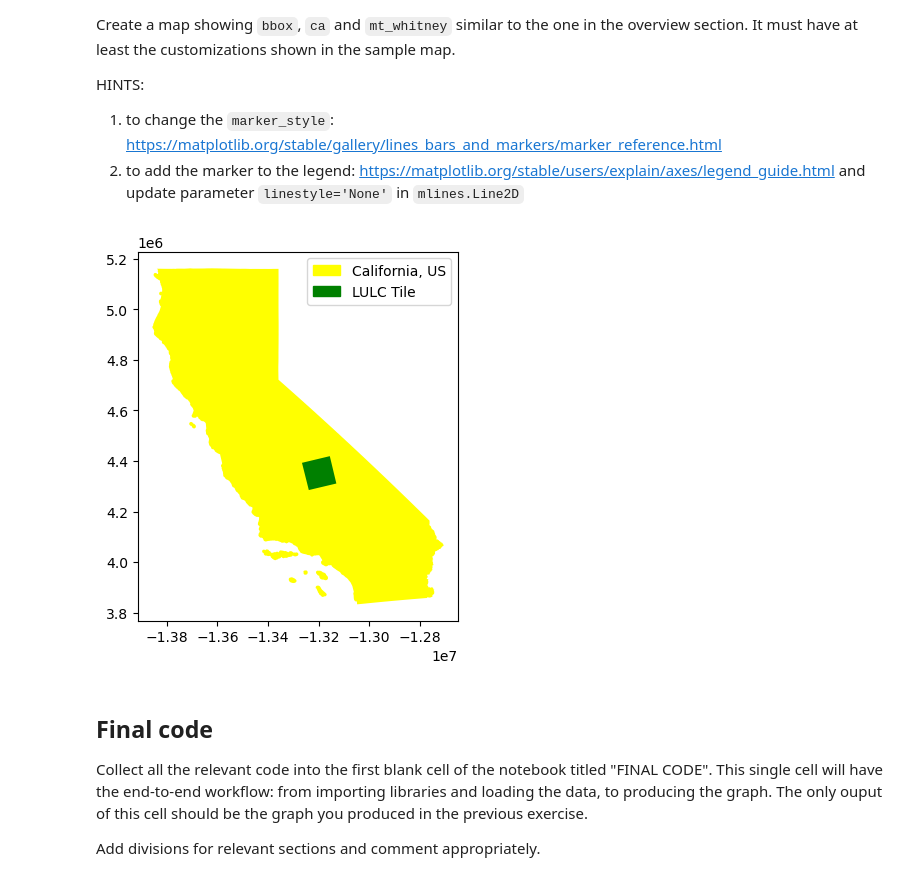
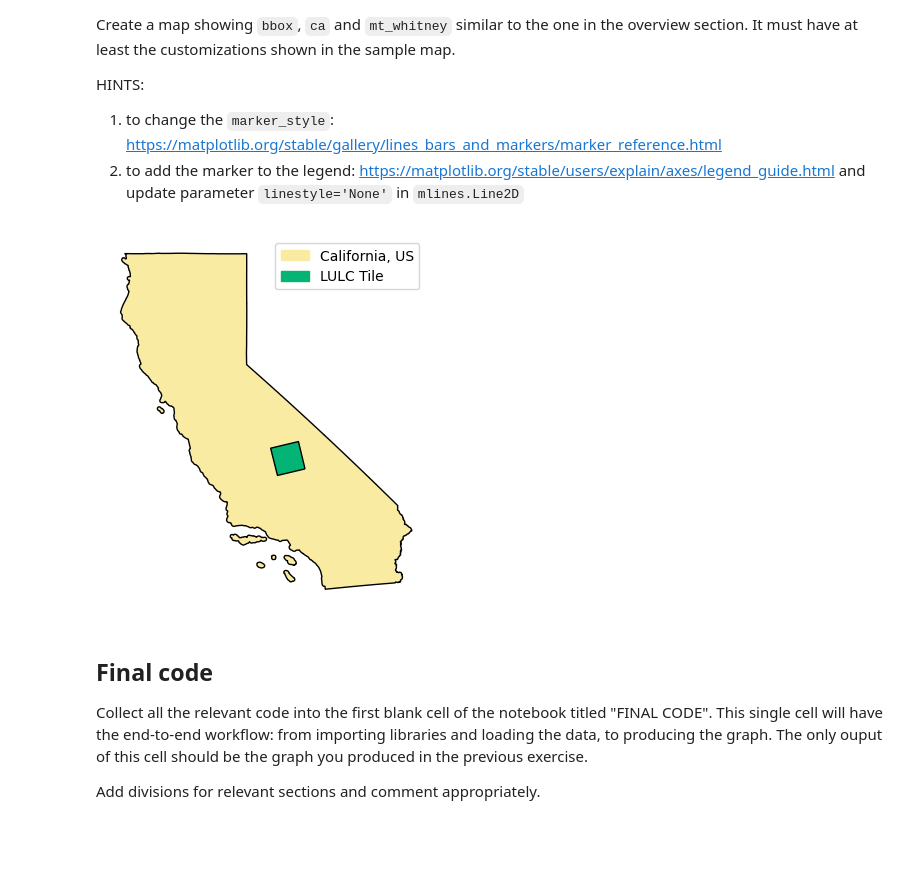
Before and after one commit to cnordheim-maestas/eds-220-hwk4, a Jupyter notebook: hwk4-task1-whitney-map.ipynb, the cells around one changed output. Saved outputs shown, nothing was run; the diff lists cells and outputs as text; code cells hidden in the pictures; blank space fills up the shorter version.

Commit message:
pretty plot and pretty code

```diff
--- a/hwk4-task1-whitney-map.ipynb
+++ b/hwk4-task1-whitney-map.ipynb
@@ -207,24 +187,28 @@ HINTS:
 2. to add the marker to the legend: https://matplotlib.org/stable/users/explain/axes/legend_guide.html and update parameter `linestyle='None'` in `mlines.Line2D`
 # %%
 fig, ax= plt.subplots()
-
+ax.axis('off') # remove the pesky box
 #----------------------------------
 # California
-ca.plot(ax=ax, color='yellow')
-ca_patch = mpatches.Patch(color='yellow', label = 'California, US')
+# change color and add balck border
+ca.plot(ax=ax, color='#faeba3', edgecolor='black')
+# make legend pretty
+ca_patch = mpatches.Patch(color='#faeba3', label = 'California, US')
 
 #----------------------------------
 # bbox
-bbox_reprojected.plot(ax=ax, color='green')
-bbox_patch = mpatches.Patch(color='green', label = 'LULC Tile')
+# change color and add balck border
+bbox_reprojected.plot(ax=ax, color='#04b475', edgecolor='black')
+# make legend pretty
+bbox_patch = mpatches.Patch(color='#04b475', label = 'LULC Tile')
 
 #----------------------------------
 # create a legend
 ax.legend(handles = [ca_patch, bbox_patch], loc='upper right')
 
 plt.show()
 # %% [output]
-[figure, old version]
+[figure, new version]
 # %% [markdown]
 ## Final code
 Collect all the relevant code into the first blank cell of the notebook titled "FINAL CODE". This single cell will have the end-to-end workflow: from importing libraries and loading the data, to producing the graph. The only ouput of this cell should be the graph you produced in the previous exercise.
```
Also changed, not shown: parts of 5 cells of this notebook.
